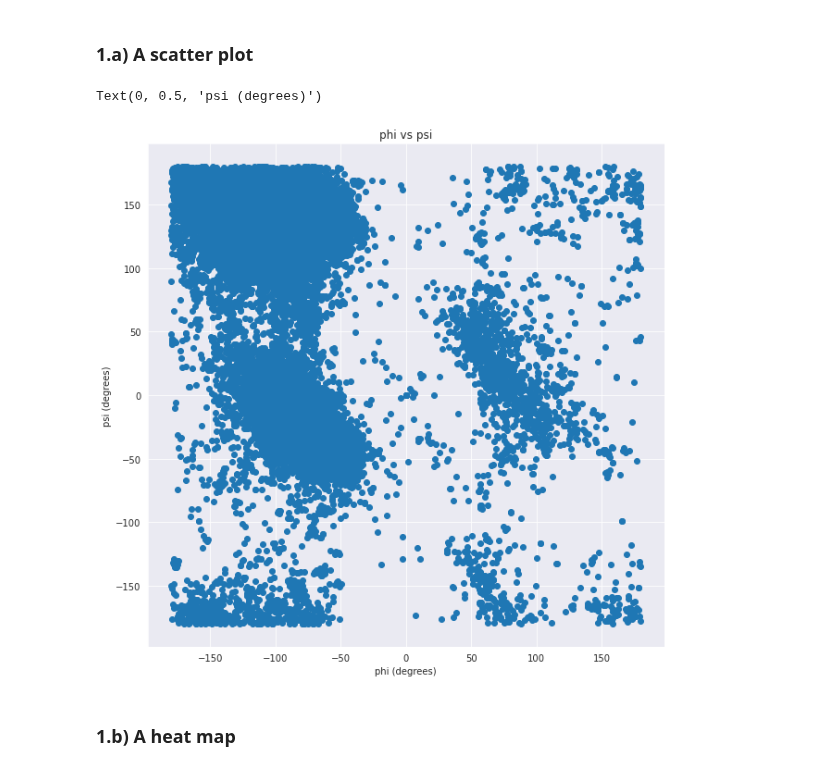
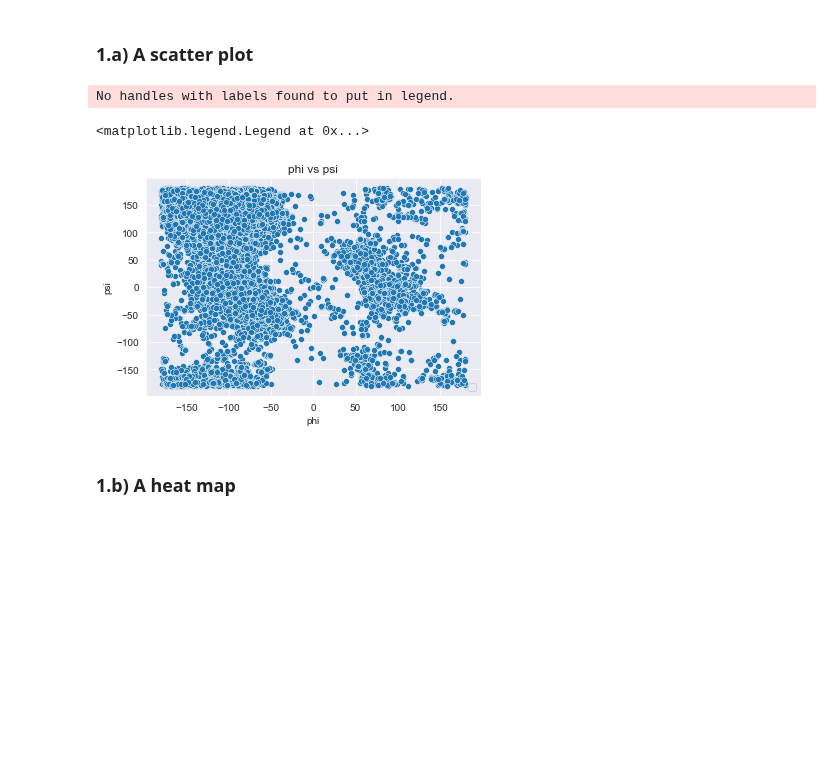
Before and after one commit to lukasmartinsson/dat405, a Jupyter notebook: assignment_3/assignment_3.ipynb, the cells around one changed output. Cells and saved outputs as stored; diff of their text form; code cells hidden in the pictures; blank space fills up the shorter version.

```diff
--- a/assignment_3/assignment_3.ipynb
+++ b/assignment_3/assignment_3.ipynb
@@ -52,15 +52,15 @@ df = df_raw.dropna(how='all')
 ## **Part 1:** Show the distribution of phi and psi combinations using:
 # %% [markdown]
 ### **1.a)** A scatter plot
-# %%
-plt.figure(figsize=(10,10))
-plt.scatter(x=df['phi'],y=df['psi'])
-plt.title('phi vs psi')
-plt.xlabel('phi (degrees)')
-plt.ylabel('psi (degrees)')
-# %% [output]
-Text(0, 0.5, 'psi (degrees)')
-[figure, removed]
+# %%
+# create scatter plot
+ax = sns.scatterplot(x=df['phi'],y=df['psi'],legend=True)
+ax.set_title('phi vs psi')
+ax.legend(loc="lower right")
+# %% [output]
+No handles with labels found to put in legend.
+<matplotlib.legend.Legend at 0x...>
+[figure, added]
 # %% [markdown]
 ### **1.b)** A heat map
 # %%
```
Also changed, not shown: parts of 16 cells of this notebook.
